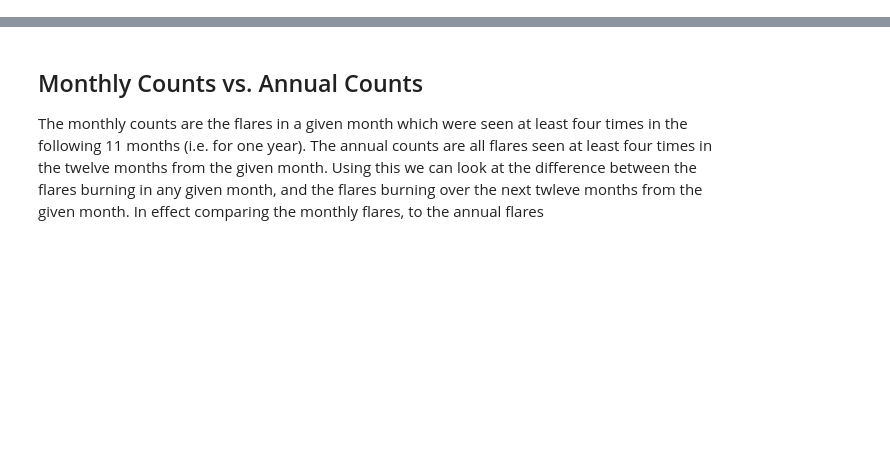
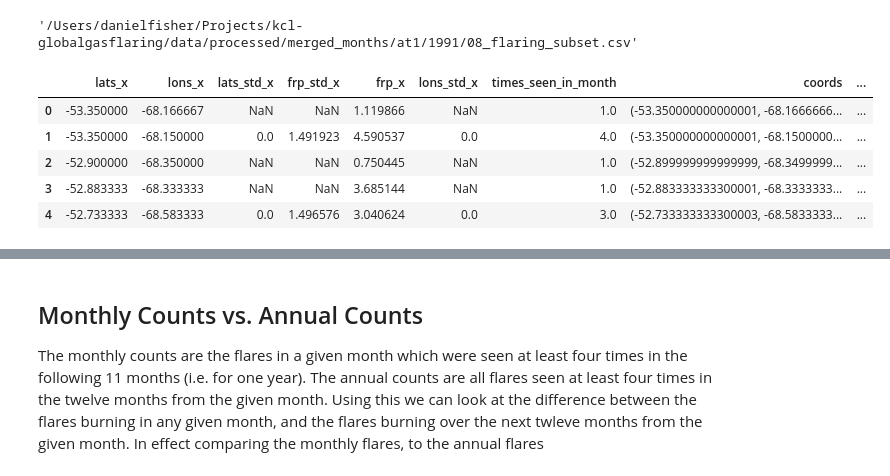
Before and after one commit to dnf0/kcl-globalgasflaring, a Jupyter notebook: notebooks/Global Gas Flaring Analysis.ipynb, the cells around one changed output, grey strips where cells are left out. Cells and saved outputs as stored; diff of their text form; code cells hidden in the pictures; blank space fills up the shorter version.

```diff
--- a/notebooks/Global Gas Flaring Analysis.ipynb
+++ b/notebooks/Global Gas Flaring Analysis.ipynb
@@ -19 +15,27 @@ ats_monthly_timeseries = pd.read_csv(os.path.join(root, 'ats', 'monthly_time_ser
+# %%
+def load_df(f):
+    split_f = f.split('/')
+    year = split_f[-2]
+    month = split_f[-1][0:2]
+    df = pd.read_csv(f)
+    df['year'] = year
+    df['month'] = month
+    return df
+# %%
+root = '/Users/danielfisher/Projects/kcl-globalgasflaring/data/processed/merged_months/'
+at1_monthly_files = [f for f in glob.glob(root + 'at1/*/*_flaring_subset.csv')]
+at2_monthly_files = [f for f in glob.glob(root + 'at2/*/*_flaring_subset.csv')]
+ats_monthly_files = [f for f in glob.glob(root + 'ats/*/*_flaring_subset.csv')]
+# %%
+at1_monthly_files[0]
+# %% [output]
+'/Users/danielfisher/Projects/kcl-globalgasflaring/data/processed/merged_months/at1/1991/08_flaring_subset.csv'
+# %%
+at1_monthly_df_list = [load_df(f) for f in at1_monthly_files]
+at2_monthly_df_list = [load_df(f) for f in at2_monthly_files]
+ats_monthly_df_list = [load_df(f) for f in ats_monthly_files]
+# %%
+at1_monthly_df = pd.concat(at1_monthly_df_list, ignore_index=True)
+at2_monthly_df = pd.concat(at2_monthly_df_list, ignore_index=True)
+ats_monthly_df = pd.concat(ats_monthly_df_list, ignore_index=True)
 # %%
@@ -26,0 +45,9 @@ ats_annual_timeseries = pd.read_csv(os.path.join(root, 'ats', 'annual_time_serie
+# %%
+at1_monthly_df.head()
+# %% [output]
+|  | lats_x | lons_x | lats_std_x | frp_std_x | frp_x | lons_std_x | times_seen_in_month | coords | ... |
+| 0 | -53.350000 | -68.166667 | NaN | NaN | 1.119866 | NaN | 1.0 | (-53.350000000000001, -68.1666666... | ... |
+| 1 | -53.350000 | -68.150000 | 0.0 | 1.491923 | 4.590537 | 0.0 | 4.0 | (-53.350000000000001, -68.1500000... | ... |
+| 2 | -52.900000 | -68.350000 | NaN | NaN | 0.750445 | NaN | 1.0 | (-52.899999999999999, -68.3499999... | ... |
+| 3 | -52.883333 | -68.333333 | NaN | NaN | 3.685144 | NaN | 1.0 | (-52.883333333300001, -68.3333333... | ... |
+| 4 | -52.733333 | -68.583333 | 0.0 | 1.496576 | 3.040624 | 0.0 | 3.0 | (-52.733333333300003, -68.5833333... | ... |
```
Also changed, not shown: parts of 13 cells of this notebook, 1 other file.
